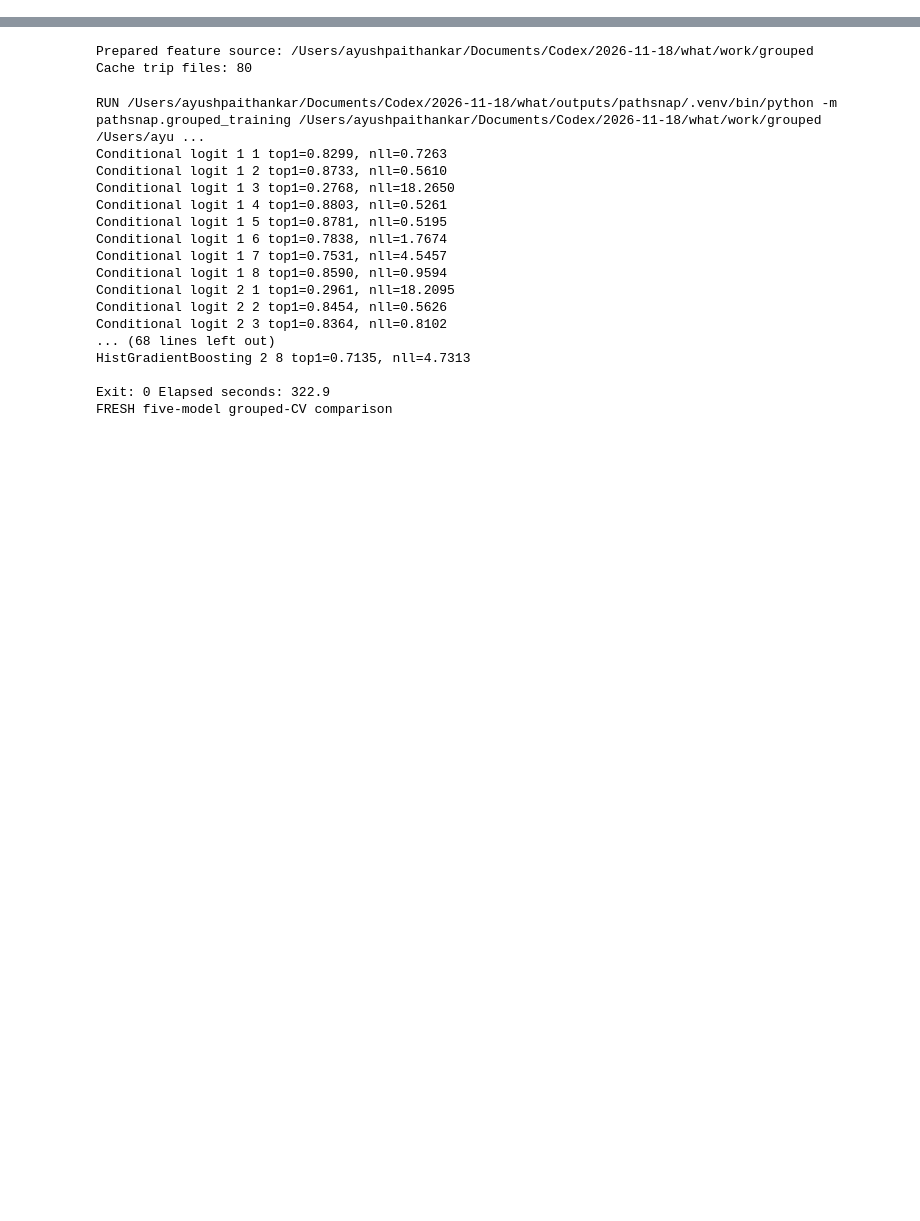
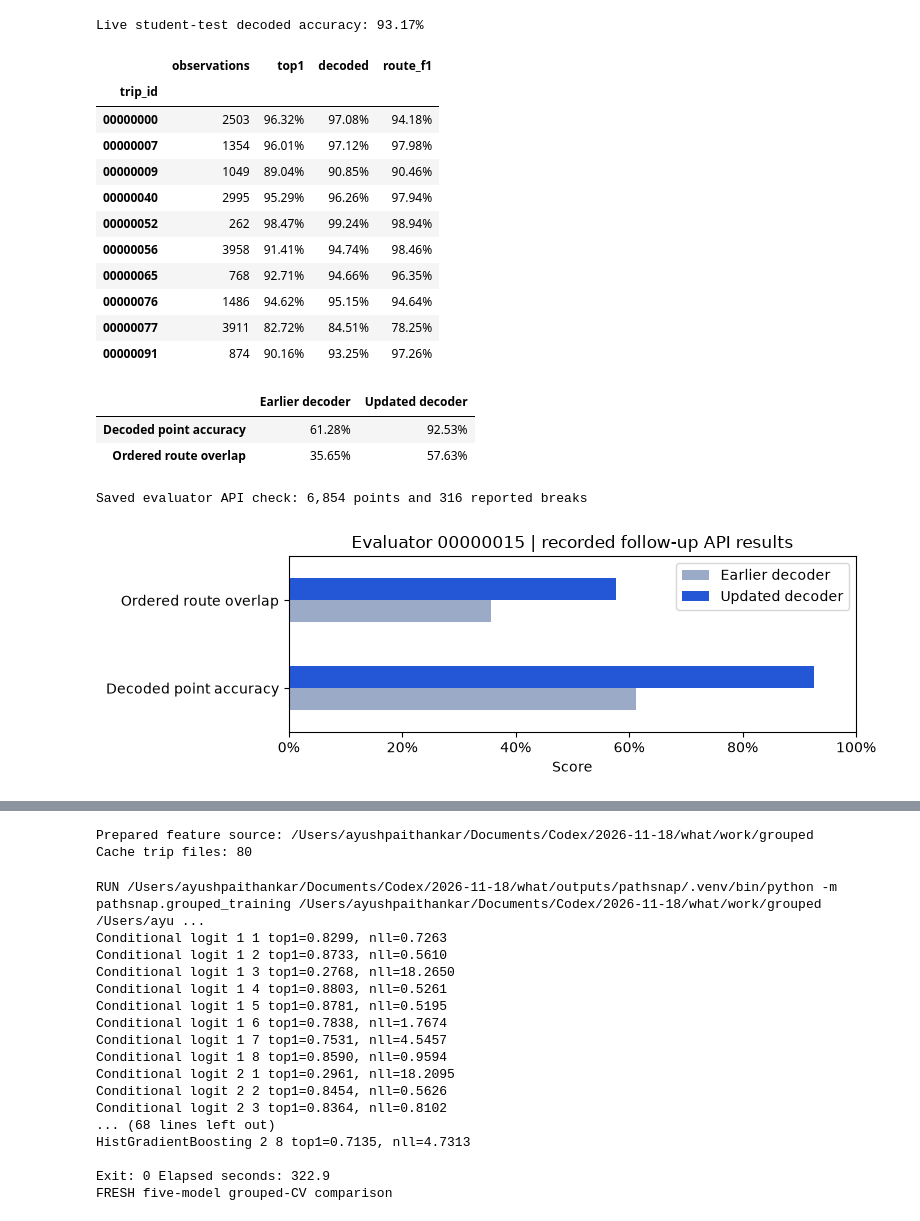
Before and after one commit to Ayushpaithankar/PathSnap, a Jupyter notebook: notebooks/PathSnap_Colab.ipynb, the cells around one changed output, grey strips where cells are left out. Drawn from its saved outputs; the diff is of its cells as text; code cells hidden in the pictures; blank space fills up the shorter version.

```diff
--- a/notebooks/PathSnap_Colab.ipynb
+++ b/notebooks/PathSnap_Colab.ipynb
@@ -46,0 +159,55 @@ Training trips: 80 Student-test trips: 10
+# %%
+import numpy as np
+
+live_rows = []
+with threadpool_limits(limits=1):
+    for trip_id in student_ids:
+        track, nodes, arcs = load_trip(raw, 'student_test', trip_id)
+        trip = model_trip(trip_id, track, nodes, arcs)
+        _, candidates = predict_trip(trip, artifact)
+        rows = candidates.to_dict('records')
+        result = reconstruct(trip_id, track, nodes, arcs, rows, artifact['decoder'])
+        reference = load_reference(raw, 'student_test', trip_id)
+        scored = metrics(result, trip, rows, reference, ordered=True)
+        live_rows.append({'trip_id': trip_id, 'observations': scored['labeled'],
+                          'top1': scored['baseline']['point_accuracy'],
+                          'decoded': scored['decoded']['point_accuracy'],
+                          'route_f1': scored['decoded']['sequence_f1']})
+live = pd.DataFrame(live_rows).set_index('trip_id')
+saved = pd.read_csv(review / 'restart_validation.csv', dtype={'trip_id': str})
+student_reference = saved.query("split == 'student_test'").set_index('trip_id').loc[live.index]
+np.testing.assert_allclose(live.decoded, student_reference.decoded_point_accuracy_after)
+print('Live student-test decoded accuracy:', f'{np.average(live.decoded, weights=live.observations):.2%}')
+display(live.style.format({key: '{:.2%}' for key in ['top1', 'decoded', 'route_f1']}))
+
+case = saved.query("split == 'evaluator_test' and trip_id == '00000015'").iloc[0]
+columns = ['decoded_point_accuracy', 'route_f1']
+change = pd.DataFrame({'Earlier decoder': [case[k + '_before'] for k in columns],
+                       'Updated decoder': [case[k + '_after'] for k in columns]},
+                      index=['Decoded point accuracy', 'Ordered route overlap'])
+display(change.style.format('{:.2%}'))
+print(f"Saved evaluator API check: {int(case.observations):,} points and {int(case.route_breaks_after)} reported breaks")
+ax = change.plot.barh(figsize=(8, 2.7), color=['#9aaac7', '#2457d6'])
+ax.set(title='Evaluator 00000015 | recorded follow-up API results', xlabel='Score', xlim=(0, 1))
+ax.xaxis.set_major_formatter(PercentFormatter(1))
+plt.tight_layout()
+plt.show()
+# %% [output]
+Live student-test decoded accuracy: 93.17%
+|  | observations | top1 | decoded | route_f1 |
+| trip_id |  |  |  |  |
+| 00000000 | 2503 | 96.32% | 97.08% | 94.18% |
+| 00000007 | 1354 | 96.01% | 97.12% | 97.98% |
+| 00000009 | 1049 | 89.04% | 90.85% | 90.46% |
+| 00000040 | 2995 | 95.29% | 96.26% | 97.94% |
+| 00000052 | 262 | 98.47% | 99.24% | 98.94% |
+| 00000056 | 3958 | 91.41% | 94.74% | 98.46% |
+| 00000065 | 768 | 92.71% | 94.66% | 96.35% |
+| 00000076 | 1486 | 94.62% | 95.15% | 94.64% |
+| 00000077 | 3911 | 82.72% | 84.51% | 78.25% |
+| 00000091 | 874 | 90.16% | 93.25% | 97.26% |
+|  | Earlier decoder | Updated decoder |
+| Decoded point accuracy | 61.28% | 92.53% |
+| Ordered route overlap | 35.65% | 57.63% |
+Saved evaluator API check: 6,854 points and 316 reported breaks
+[figure, added]
```
Also changed, not shown: parts of 35 cells of this notebook, 3 other files.
